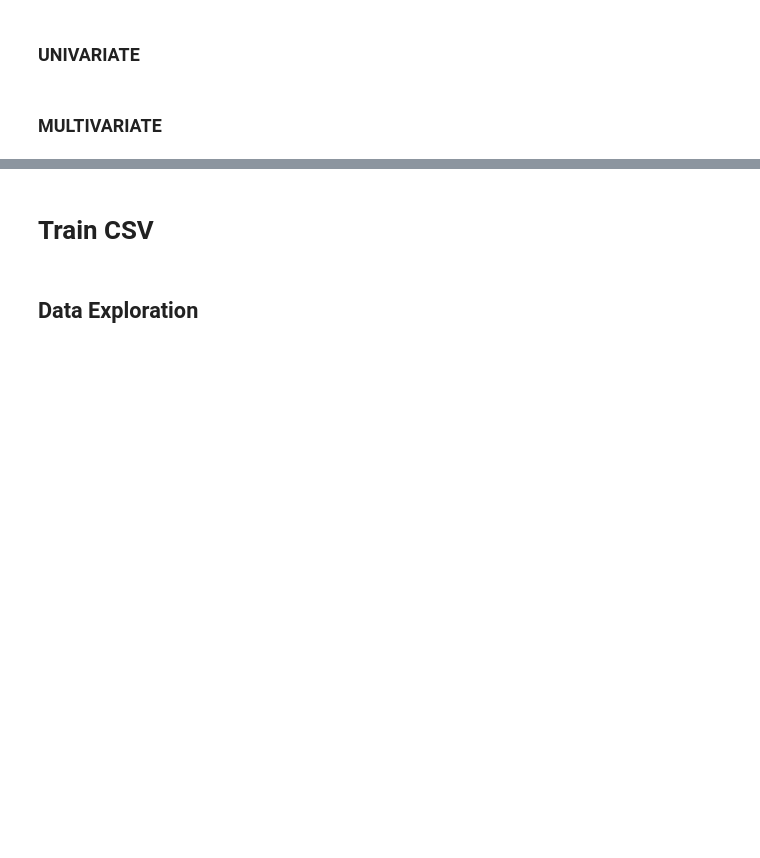
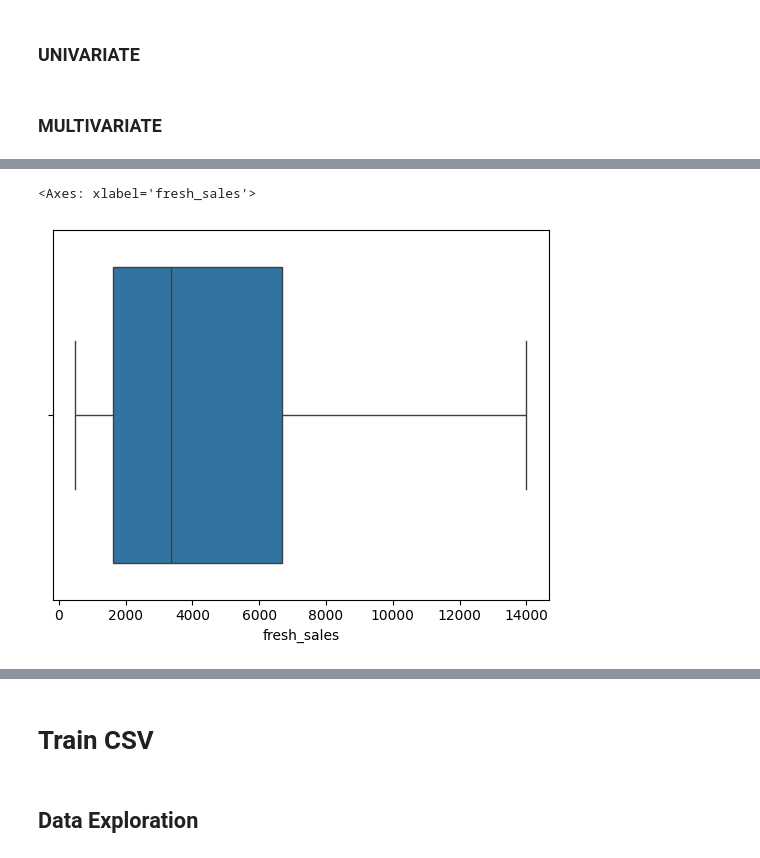
Before and after one commit to Insight-Syndicate/Octave-DSPL, a Jupyter notebook: Octave_DSPL.ipynb, the cells around one changed output, grey strips where cells are left out. Drawn from its saved outputs; the diff is of its cells as text; code cells hidden in the pictures; blank space fills up the shorter version.

```diff
--- a/Octave_DSPL.ipynb
+++ b/Octave_DSPL.ipynb
@@ -210,0 +361,6 @@ plt.show()
+# %%
+# box plot for the fresh sales
+sns.boxplot(x=test['fresh_sales'])
+# %% [output]
+<Axes: xlabel='fresh_sales'>
+[figure, added]
```
Also changed, not shown: parts of 49 cells of this notebook.
